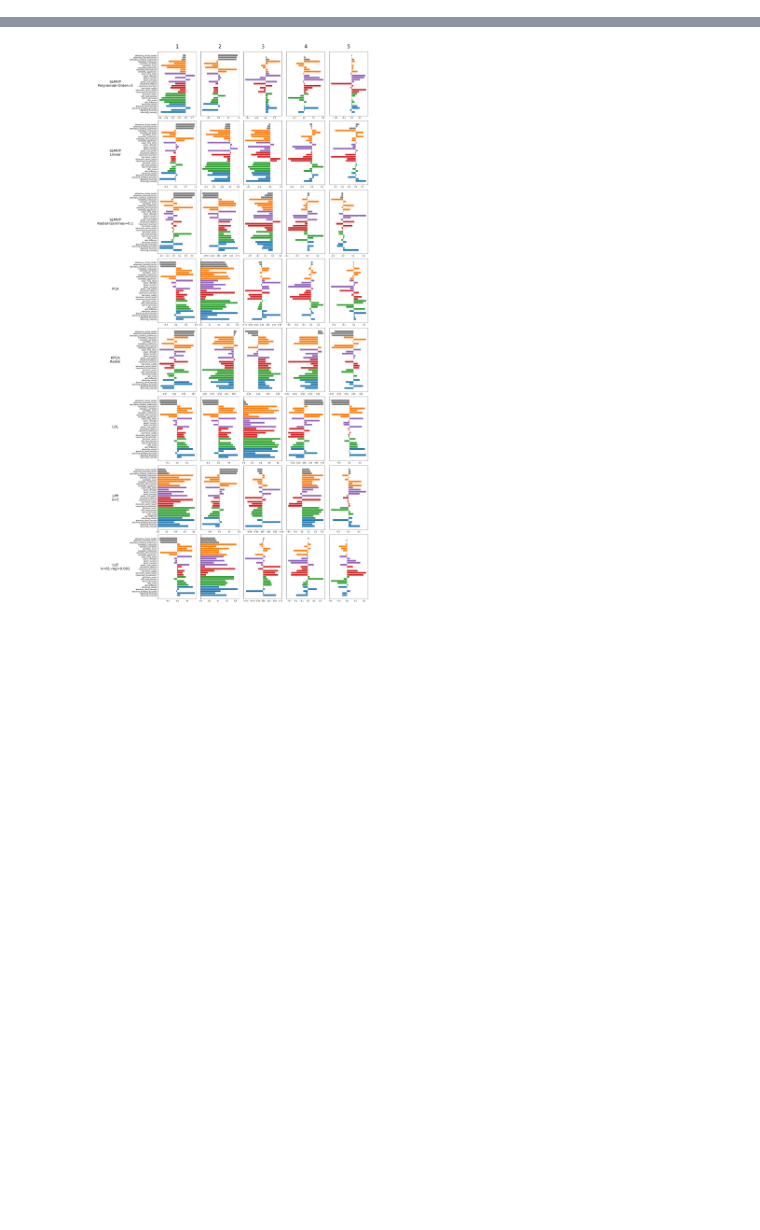
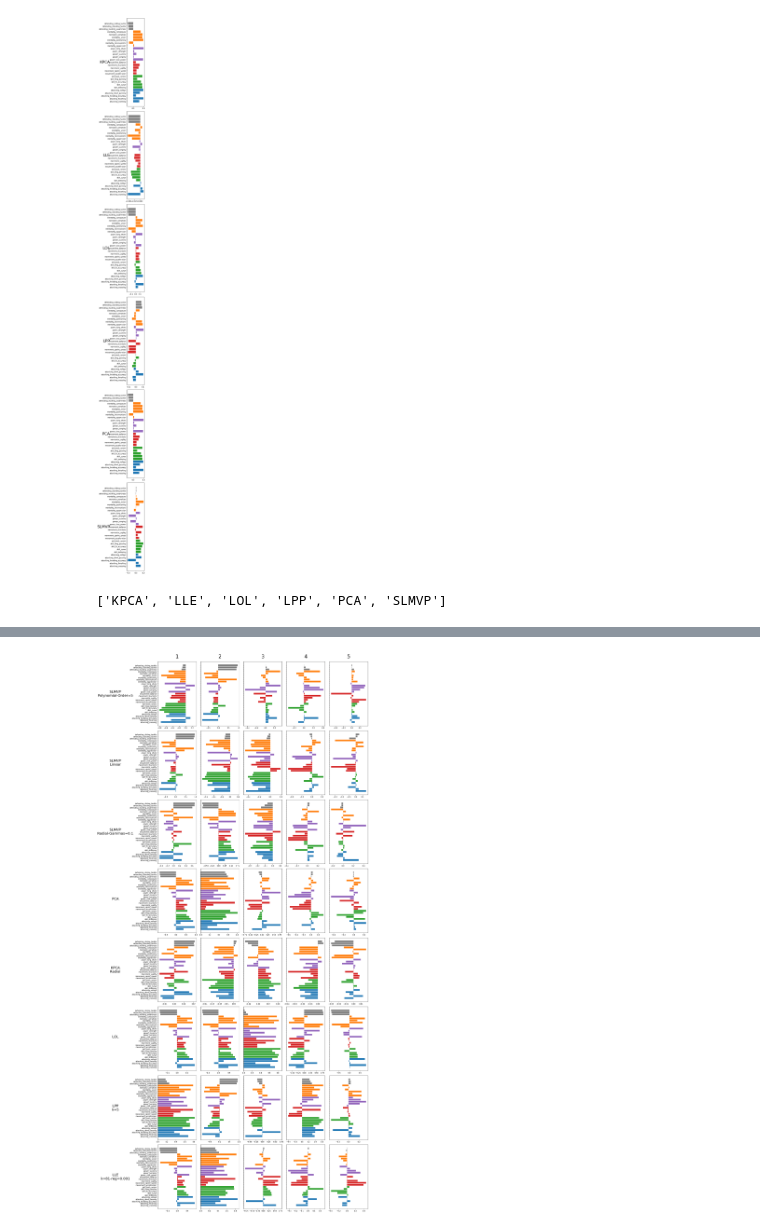
Before and after one commit to miguelangel43/Dimensionality-Reduction-Masters-Thesis, a Jupyter notebook: whitepaper.ipynb, the cells around one changed output, grey strips where cells are left out. Drawn from its saved outputs; the diff is of its cells as text; code cells hidden in the pictures; blank space fills up the shorter version.

Commit message:
create avg corr and corr graphs

```diff
--- a/whitepaper.ipynb
+++ b/whitepaper.ipynb
@@ -56,0 +161,20 @@ corrs = dim.get_corr_table(5, abs=False)
+# %%
+# Initialize dictionary to hold lists of tuples
+result_dict = {}
+
+# Group tuples by their second element
+for tup in corrs.keys():
+
+    if tup[1] not in result_dict:
+        result_dict[tup[1]] = [(tup)]
+    else:
+        result_dict[tup[1]].append((tup))
+
+# Convert dictionary values to lists
+header_groups = [values for values in result_dict.values()]
+
+corrs_avg = pd.DataFrame()
+for header_g in header_groups:
+    corrs_avg[header_g[0][1]] = corrs[header_g].mean(axis=1)
+
+corrs_avg
@@ -56,0 +199,43 @@ corrs = dim.get_corr_table(5, abs=False)
+# %%
+corrs_avg['skill_set'] = corrs_avg.index.to_series().str.split("_").str[0]
+colors = corrs_avg['skill_set'].map(
+    {'attacking': '#1f77b4',
+     'skill': '#2ca02c',
+     'movement' : '#d62728',
+     'power' : '#9467bd',
+     'mentality' : '#ff7f0e',
+     'defending' : '#7f7f7f'})
+
+corrs_avg.drop(columns=['skill_set'], inplace=True)
+
+n_rows = 6
+n_cols = 1
+
+fig, ax = plt.subplots(
+    n_rows, n_cols, figsize=(12, 45), sharey='row')
+
+# Plot
+
+for idx, key_dim in enumerate(list(corrs_avg.keys())):
+    values = corrs_avg[key_dim]#.sort_values(ascending=True)
+    categories = values.index
+    ax[idx].barh(categories, values, color=colors)
+    #ax[floor(idx/n_cols)][idx % n_cols].set_title(key_dim)
+
+# Add row lables
+row_labels = corrs_avg.keys().to_list()
+# Iterate over each subplot and add annotation
+for i, ax_ in enumerate(ax):
+    # Add annotation to the left of the subplot
+    ax_.annotate(row_labels[i], xy=(0, 0.5), xytext=(-1, 0.5), fontsize=22,
+                ha='right', va='center', textcoords='axes fraction')
+
+plt.tight_layout()
+
+plt.show()
+# %% [output]
+[figure, added]
+# %%
+row_labels
+# %% [output]
+['KPCA', 'LLE', 'LOL', 'LPP', 'PCA', 'SLMVP']
```
Also changed, not shown: parts of 13 cells of this notebook, 1 other file.
